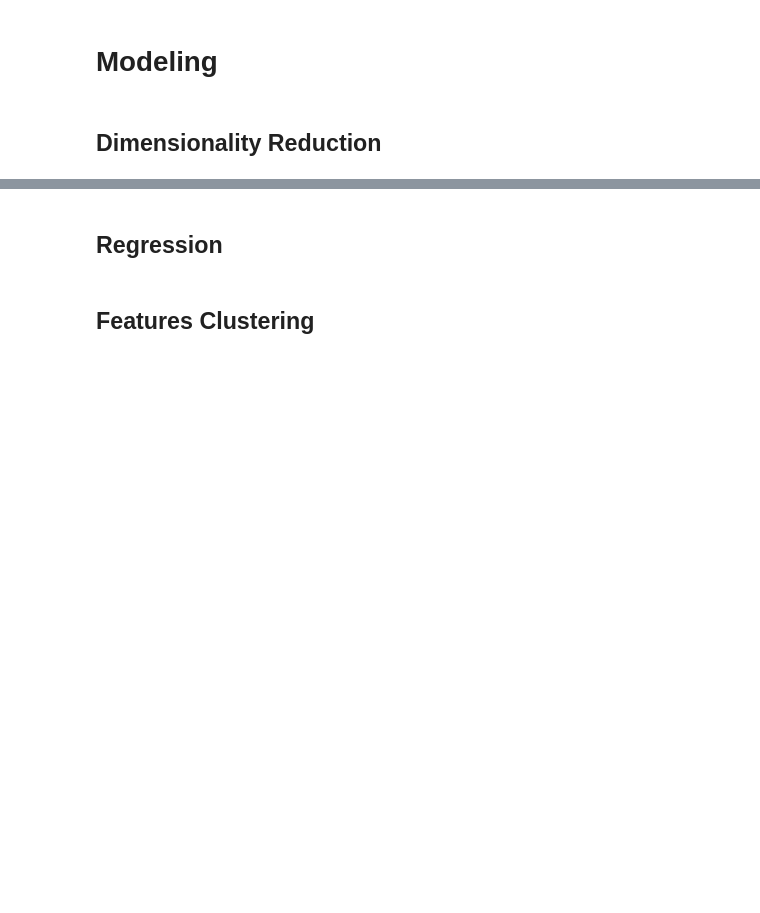
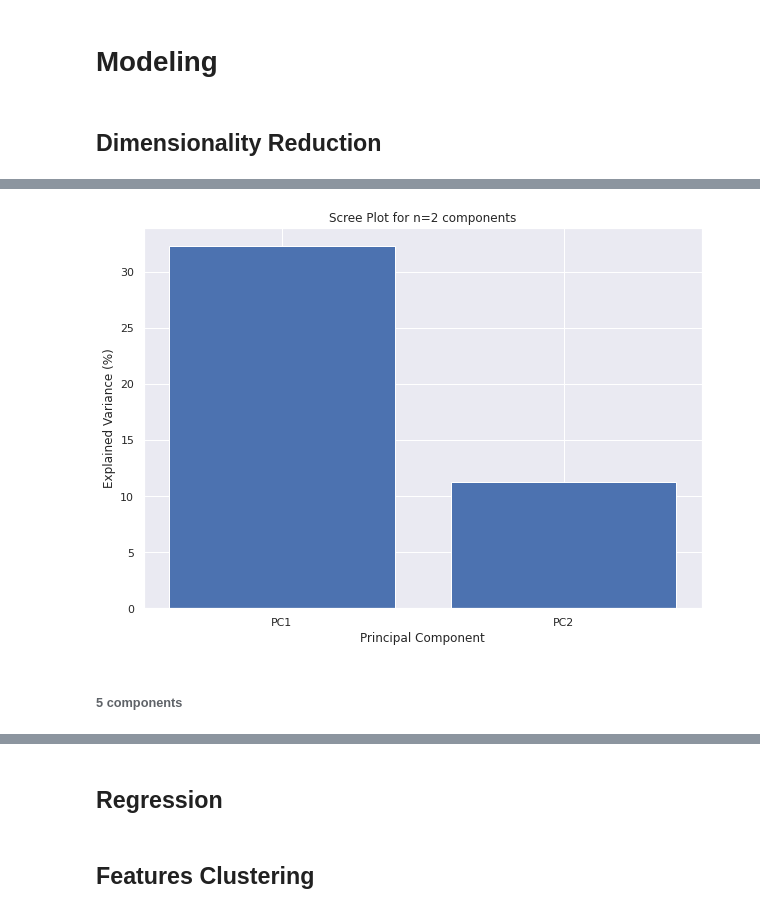
Before and after one commit to virbickt/aers, a Jupyter notebook: Untitled8.ipynb, the cells around one changed output, grey strips where cells are left out. Saved outputs shown, nothing was run; the diff lists cells and outputs as text; code cells hidden in the pictures; blank space fills up the shorter version.

```diff
--- a/Untitled8.ipynb
+++ b/Untitled8.ipynb
@@ -431,0 +523,11 @@ i. e. there is no significant difference in the ratio of those who have a higher
+# %%
+plt.subplots(figsize = (10, 7))
+
+plt.bar(x=range(1, len(pca_var_2_components)+1), height=pca_var_2_components, tick_label=component_labels_2)
+plt.ylabel('Explained Variance (%)')
+plt.xlabel('Principal Component')
+plt.title('Scree Plot for n=2 components');
+# %% [output]
+[figure, added]
+# %% [markdown]
+###### 5 components
```
Also changed, not shown: parts of 98 cells of this notebook.
